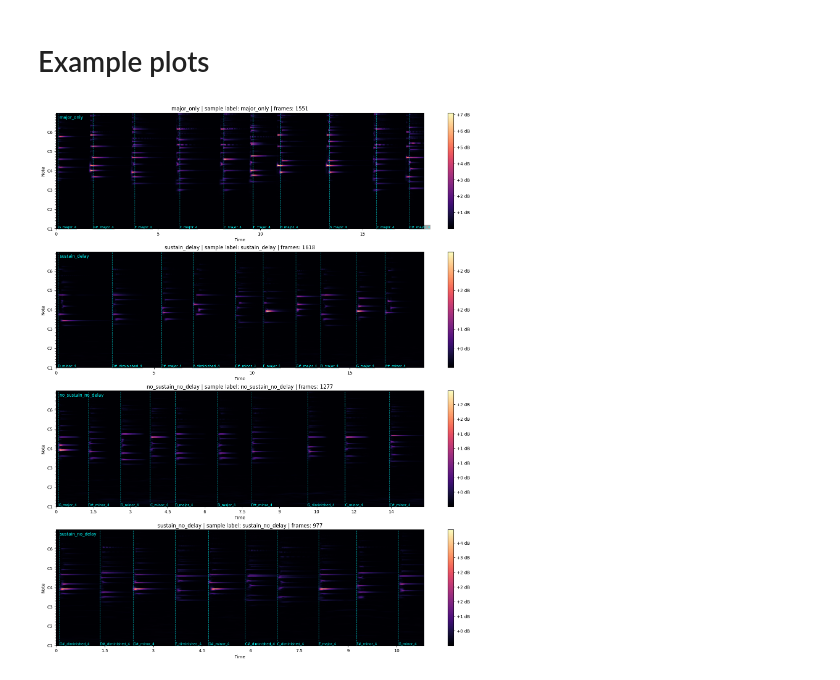
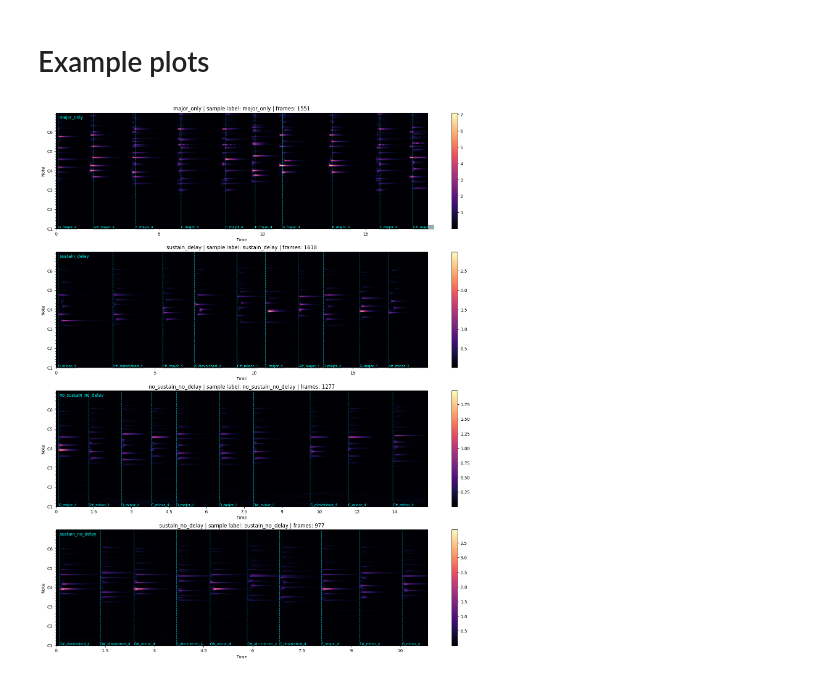
Before and after one commit to sglkc/chord-detector, a Jupyter notebook: training/notebooks/validation-cqt-extract.ipynb, the cells around one changed output. Drawn from its saved outputs; the diff is of its cells as text; code cells hidden in the pictures.

```diff
--- a/training/notebooks/validation-cqt-extract.ipynb
+++ b/training/notebooks/validation-cqt-extract.ipynb
@@ -174,32 +174,32 @@ for axis, dataset_name in zip(axes, validation_datasets):
         onset_time = annotation["start"]
         chord_name = annotation["chord"]
         axis.axvline(onset_time, color="cyan", linestyle="--", linewidth=1, alpha=0.6)
         axis.text(
             onset_time,
             y_bottom,
             chord_name,
             va="bottom",
             ha="left",
             fontsize=8,
             color="cyan",
             bbox=dict(facecolor="black", alpha=0.35, edgecolor="none", pad=1),
         )
 
     axis.text(
         0.01,
         0.98,
         dataset_name,
         transform=axis.transAxes,
         va="top",
         ha="left",
         fontsize=10,
         color="cyan",
         bbox=dict(facecolor="black", alpha=0.35, edgecolor="none", pad=2),
     )
 
     axis.set_title(f"{dataset_name} | sample label: {labels[0]} | frames: {sample_cqt.shape[1]}")
-    fig.colorbar(axis.collections[0], ax=axis, format="%+2.0f dB")
+    fig.colorbar(axis.collections[0], ax=axis)
 
 plt.show()
 # %% [output]
-[figure, old version]
+[figure, new version]
```
Also changed, not shown: 3 other files.
